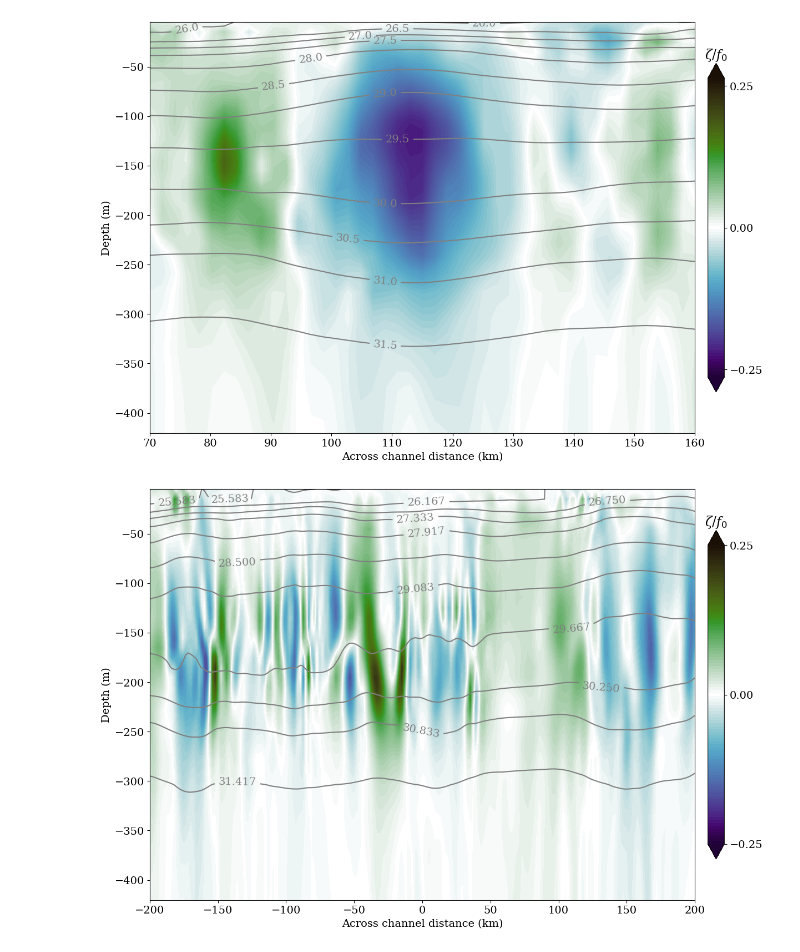
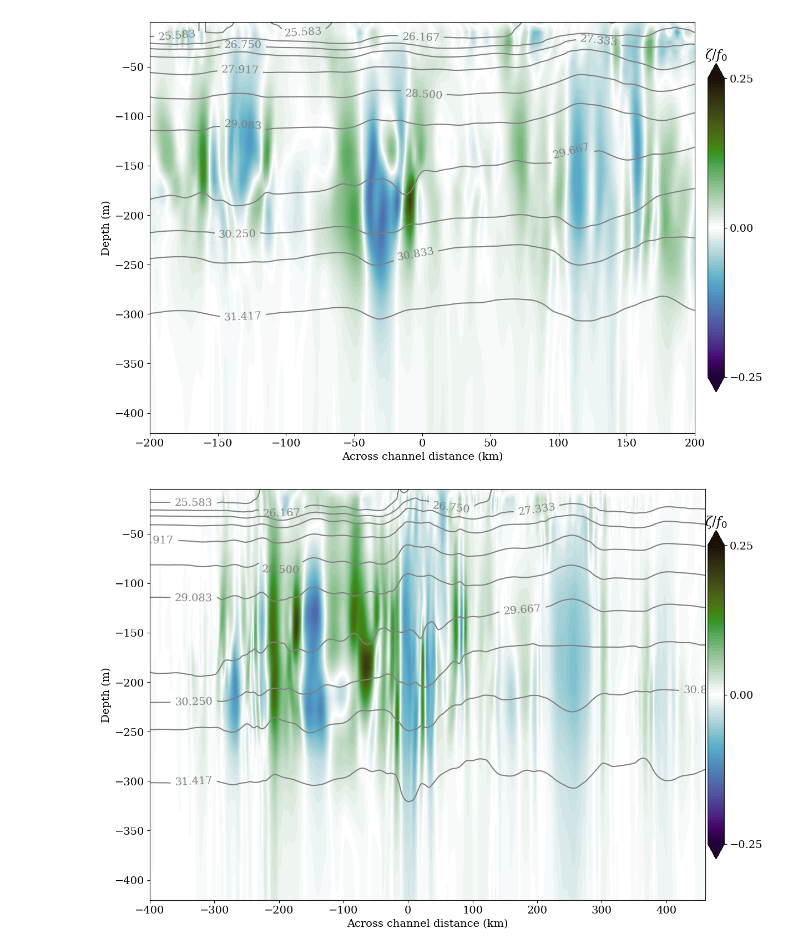
Before and after one commit to hmason13/ArcticMiddepthBI, a Jupyter notebook: analysis/officialFigScripts/figVortexSection.ipynb, the cells around one changed output. Cells and saved outputs as stored; diff of their text form; code cells hidden in the pictures.

Commit message:
figure updates

```diff
--- a/analysis/officialFigScripts/figVortexSection.ipynb
+++ b/analysis/officialFigScripts/figVortexSection.ipynb
@@ -9,7 +9,7 @@ import netCDF4 as nc
 plt.rcParams['text.usetex'] = False
 plt.rcParams['mathtext.fontset'] = 'dejavuserif'
 plt.rcParams['font.family'] = 'Dejavu Serif'
-plt.rcParams['font.size'] = 14
+plt.rcParams['font.size'] = 12
 # %%
 # constants
 secondsPerDay = 86400
@@ -34,30 +34,12 @@ saveloc = "/home/hcm7920/experiments/arcticMiddepthBI/plots/"
 # load data
 
 yRange = [y for y in range(yMin[0],yMax[0])]
+yRange2= [y for y in range(yMin[1],yMax[1])]
 state = nc.Dataset(loc100+"state.nc")
 depth = state["Z"][:deepIndex]
 salt = state["S"]
-saltSection1 = salt[timestep[0],:deepIndex,yRange,xIndex[0]]
+saltSection1 = salt[ts[0],:deepIndex,yRange,xIndex[0]]
+saltSection2 = salt[ts[0],:deepIndex,yRange2,xIndex[1]]
 state = nc.Dataset(loc100+"diagsSnapshots.nc")
-vortSection1 = state["momVort3"][timestep[0]-1,:deepIndex,yRange,xIndex[0]]/f0
-
-yRange = [y for y in range(yMin[1],yMax[1])]
-state = nc.Dataset(loc100+"state.nc")
-salt = state["S"]
-saltSection2 = salt[timestep[1],:deepIndex,yRange,xIndex[1]]
-state = nc.Dataset(loc100+"diagsSnapshots.nc")
-vortSection2 = state["momVort3"][timestep[1]-1,:deepIndex,yRange,xIndex[1]]/f0
-
-yRange = [y for y in range(yMin[2],yMax[2])]
-state = nc.Dataset(loc100+"state.nc")
-salt = state["S"]
-saltSection3 = salt[timestep[2],:deepIndex,yRange,xIndex[2]]
-state = nc.Dataset(loc100+"diagsSnapshots.nc")
-vortSection3 = state["momVort3"][timestep[2]-1,:deepIndex,yRange,xIndex[2]]/f0
-
-yRange = [y for y in range(yMin[3],yMax[3])]
-state = nc.Dataset(loc100+"state.nc")
-salt = state["S"]
-saltSection4 = salt[timestep[3],:deepIndex,yRange,xIndex[3]]
-state = nc.Dataset(loc100+"diagsSnapshots.nc")
-vortSection4 = state["momVort3"][timestep[3]-1,:deepIndex,yRange,xIndex[3]]/f0
+vortSection1 = state["momVort3"][ts[0],:deepIndex,yRange,xIndex[0]]/f0
+vortSection2 = state["momVort3"][ts[0],:deepIndex,yRange2,xIndex[1]]/f0
@@ -163,46 +46,46 @@ plt.colorbar()
 # %%
-# plot salt section 3
+# plot salt section 1
 
-myMax = saltSection3.max().round(0)
-myMin = saltSection3.min().round(0)
+myMax = saltSection1.max().round(0)
+myMin = saltSection1.min().round(0)
 myLevs = np.linspace(myMin,myMax,2*6+1)
 
-myMax = abs(vortSection3).max()
+myMax = abs(vortSection1).max()
 myLevs1 = np.linspace(-myMax,myMax,100)*1.2
 
 plt.figure(layout="constrained",figsize=(12,8))
 
-horizDistanceKm = np.linspace(yMin[2],yMax[2],saltSection3.shape[1])*2 - 500
-im1 = plt.contour(horizDistanceKm,depth,saltSection3,myLevs,
+horizDistanceKm = np.linspace(yMin[0],yMax[0],saltSection1.shape[1])*2 - 500
+im1 = plt.contour(horizDistanceKm,depth,saltSection1,myLevs,
                   colors="grey", linewidths=1.5)
-plt.contourf(horizDistanceKm,depth,vortSection3,myLevs1,cmap=myCmap,extend="both")
+plt.contourf(horizDistanceKm,depth,vortSection1,myLevs1,cmap=myCmap,extend="both")
 plt.clabel(im1)
 cbar = plt.colorbar(pad=0.005,shrink=0.8,ticks=[-0.25,0,0.25])
 cbar.ax.set_title("$\zeta/f_0$")
 plt.ylabel("Depth (m)")
 plt.xlabel("Across channel distance (km)")
 # plt.title(f"@ xIndex={xIndex[2]}, tStep={timestep[2]}")
 
 plt.savefig(saveloc+"officialFigs/figVortexSection.pdf",
            bbox_inches="tight")
 # %% [output]
-[figure, old version]
+[figure, new version]
 # %%
-# plot salt section 1
+# plot salt section 2
 
-myMax = saltSection1.max().round(0)
-myMin = saltSection1.min().round(0)
+myMax = saltSection2.max().round(0)
+myMin = saltSection2.min().round(0)
 myLevs = np.linspace(myMin,myMax,2*6+1)
 
-myMax = abs(vortSection1).max()
+myMax = abs(vortSection2).max()
 myLevs1 = np.linspace(-myMax,myMax,100)*1.2
 
 plt.figure(layout="constrained",figsize=(12,8))
 
-horizDistanceKm = np.linspace(yMin[0],yMax[0],saltSection1.shape[1])*2 - 500
-im1 = plt.contour(horizDistanceKm,depth,saltSection1,myLevs,
+horizDistanceKm = np.linspace(yMin[1],yMax[1],saltSection2.shape[1])*2 - 500
+im1 = plt.contour(horizDistanceKm,depth,saltSection2,myLevs,
                   colors="grey", linewidths=1.5)
-plt.contourf(horizDistanceKm,depth,vortSection1,myLevs1,cmap=myCmap,extend="both")
+plt.contourf(horizDistanceKm,depth,vortSection2,myLevs1,cmap=myCmap,extend="both")
 plt.clabel(im1)
 cbar = plt.colorbar(pad=0.005,shrink=0.8,ticks=[-0.25,0,0.25])
 cbar.ax.set_title("$\zeta/f_0$")
@@ -213,4 +96,4 @@ plt.xlabel("Across channel distance (km)")
 plt.savefig(saveloc+"officialFigs/figVortexSectionBackup.pdf",
            bbox_inches="tight")
 # %% [output]
-[figure, old version]
+[figure, new version]
```
Also changed, not shown: parts of 6 cells of this notebook, 4 other files.
